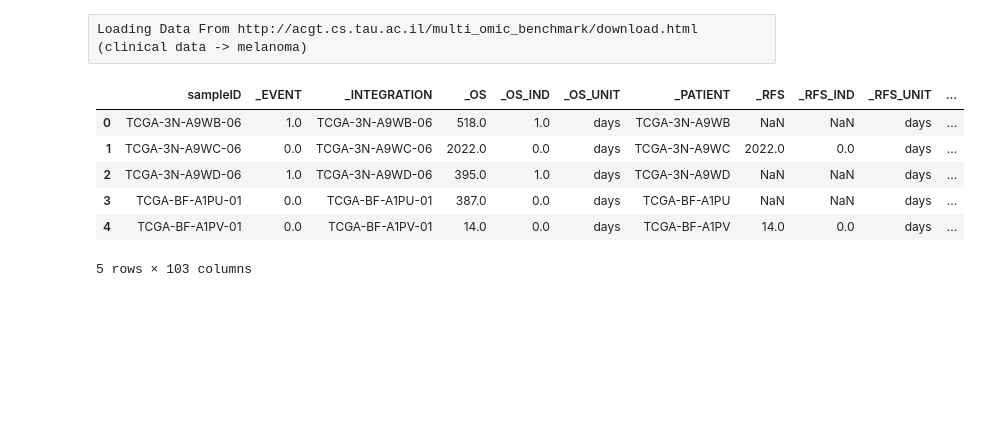
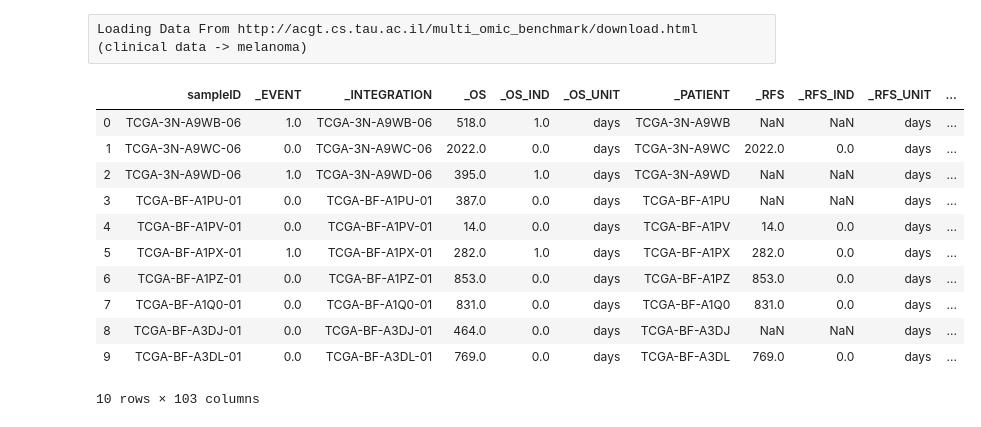
Before and after one commit to OfirKatz1/acgt_melanoma, a Jupyter notebook: DataExplorationSadna.ipynb, the cells around one changed output. Saved outputs shown, nothing was run; the diff lists cells and outputs as text; code cells hidden in the pictures; blank space fills up the shorter version.

```diff
--- a/DataExplorationSadna.ipynb
+++ b/DataExplorationSadna.ipynb
@@ -110,3 +110,8 @@ dataframes['gene_data'].head()
 | 32 | A2LD1.87769 | 250.1979 | 160.7548 | 97.1986 | 163.2338 | 60.8727 | ... |
 | 33 | A2ML1.144568 | 7.2698 | 0.0000 | 0.0000 | 7.7922 | 0.5977 | ... |
 5 rows × 474 columns
+# %%
+# normalize the data
+dataframes['gene_data'] = dataframes['gene_data'].apply(lambda x: np.log(x + 1) if x.name != 'gene' else x)
+# sample exp data after normalization
+dataframes['gene_data'].head()
@@ -121,3 +134,8 @@ dataframes['micro_rna_data'].head()
 | 3 | hsa.let.7b | 15377.019845 | 34387.698695 | 54133.369009 | 14988.630767 | 49402.682161 | ... |
 | 4 | hsa.let.7c | 306.330986 | 10490.699334 | 1727.530141 | 1659.272408 | 3080.541241 | ... |
 5 rows × 453 columns
+# %%
+# normalize the data
+dataframes['micro_rna_data'] = dataframes['micro_rna_data'].apply(lambda x: np.log(x + 1) if x.name != 'micro_rna' else x)
+# sample exp data after normalization
+dataframes['micro_rna_data'].head()
@@ -160,12 +186,17 @@ clinical_data = pd.read_csv('melanoma.txt', header=None, names=clinical_data_tit
 dataframes['clinical_data'] = clinical_data
 # %%
 #sample clinical data
-dataframes['clinical_data'].head()
+dataframes['clinical_data'].head(10)
 # %% [output]
 |  | sampleID | _EVENT | _INTEGRATION | _OS | _OS_IND | _OS_UNIT | _PATIENT | _RFS | _RFS_IND | _RFS_UNIT | ... |
 | 0 | TCGA-3N-A9WB-06 | 1.0 | TCGA-3N-A9WB-06 | 518.0 | 1.0 | days | TCGA-3N-A9WB | NaN | NaN | days | ... |
 | 1 | TCGA-3N-A9WC-06 | 0.0 | TCGA-3N-A9WC-06 | 2022.0 | 0.0 | days | TCGA-3N-A9WC | 2022.0 | 0.0 | days | ... |
 | 2 | TCGA-3N-A9WD-06 | 1.0 | TCGA-3N-A9WD-06 | 395.0 | 1.0 | days | TCGA-3N-A9WD | NaN | NaN | days | ... |
 | 3 | TCGA-BF-A1PU-01 | 0.0 | TCGA-BF-A1PU-01 | 387.0 | 0.0 | days | TCGA-BF-A1PU | NaN | NaN | days | ... |
 | 4 | TCGA-BF-A1PV-01 | 0.0 | TCGA-BF-A1PV-01 | 14.0 | 0.0 | days | TCGA-BF-A1PV | 14.0 | 0.0 | days | ... |
+| 5 | TCGA-BF-A1PX-01 | 1.0 | TCGA-BF-A1PX-01 | 282.0 | 1.0 | days | TCGA-BF-A1PX | 282.0 | 0.0 | days | ... |
+| 6 | TCGA-BF-A1PZ-01 | 0.0 | TCGA-BF-A1PZ-01 | 853.0 | 0.0 | days | TCGA-BF-A1PZ | 853.0 | 0.0 | days | ... |
+| 7 | TCGA-BF-A1Q0-01 | 0.0 | TCGA-BF-A1Q0-01 | 831.0 | 0.0 | days | TCGA-BF-A1Q0 | 831.0 | 0.0 | days | ... |
+| 8 | TCGA-BF-A3DJ-01 | 0.0 | TCGA-BF-A3DJ-01 | 464.0 | 0.0 | days | TCGA-BF-A3DJ | NaN | NaN | days | ... |
+| 9 | TCGA-BF-A3DL-01 | 0.0 | TCGA-BF-A3DL-01 | 769.0 | 0.0 | days | TCGA-BF-A3DL | 769.0 | 0.0 | days | ... |
-5 rows × 103 columns
+10 rows × 103 columns
```
Also changed, not shown: parts of 2 cells of this notebook.
